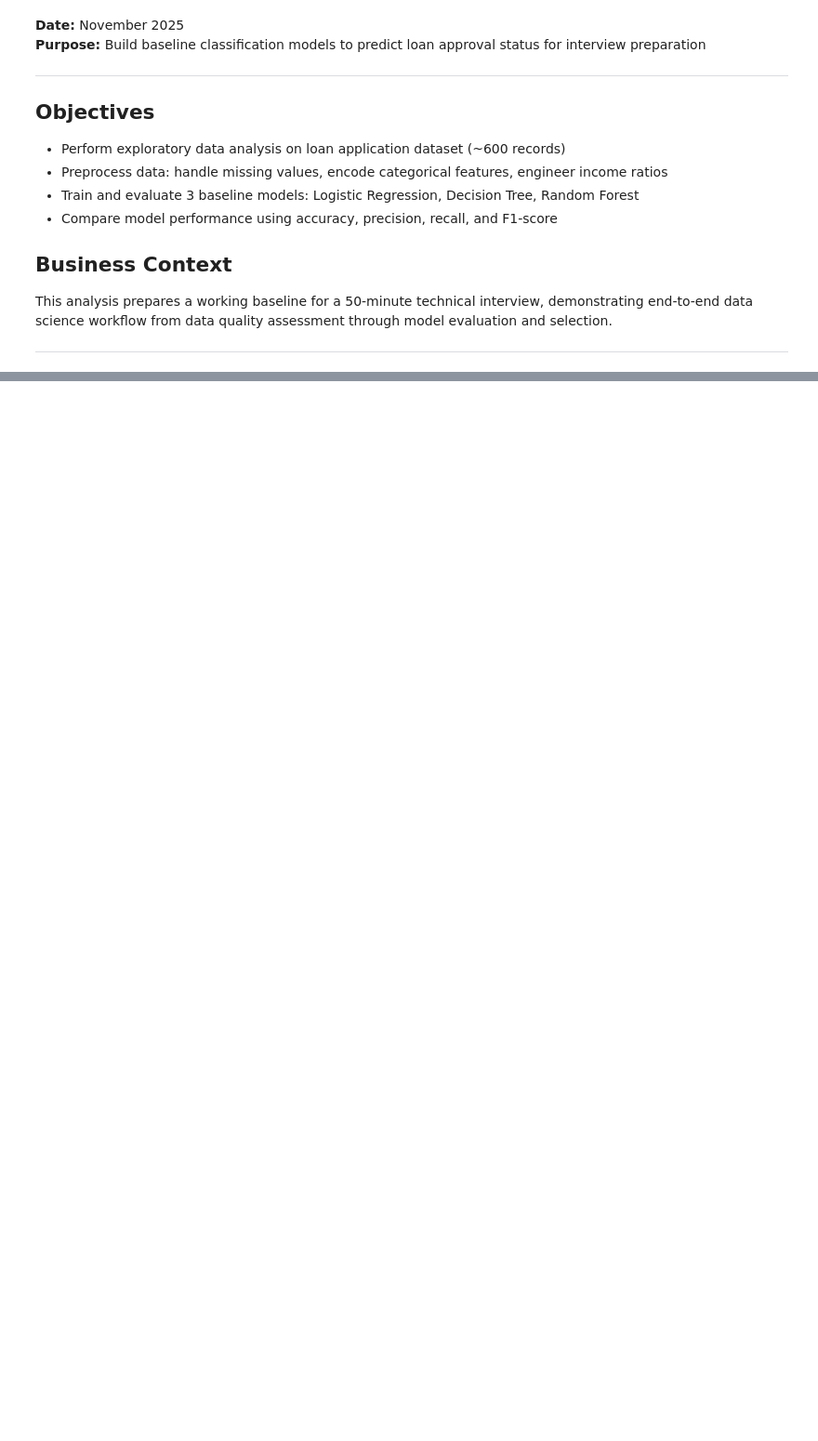
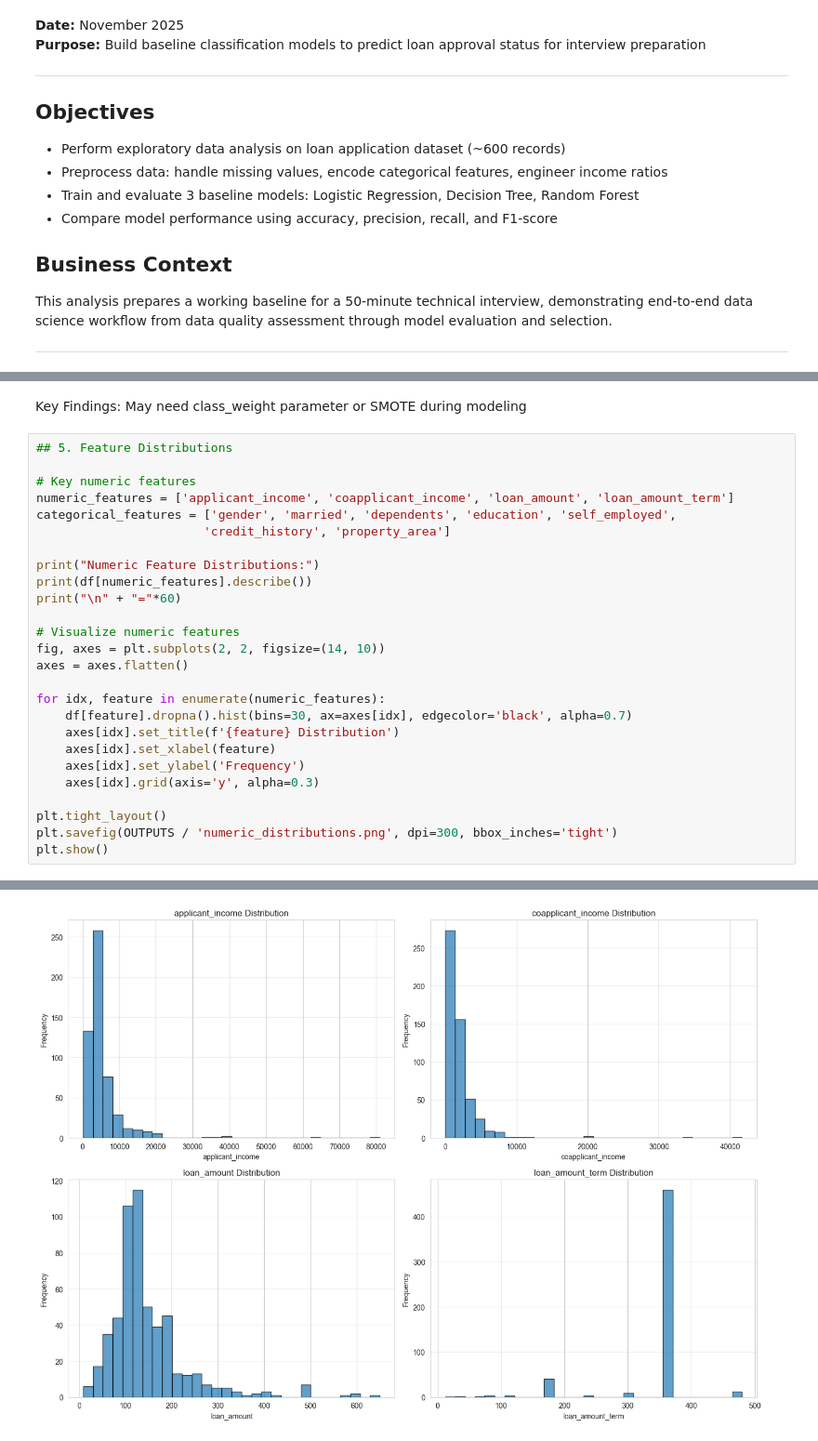
Before and after one commit to albertodiazdurana/loan-approval-prediction, a Jupyter notebook: notebooks/w01_d01_EDA_baseline_models.ipynb, the cells around one changed output, grey strips where cells are left out. Shown: that part at 93% size. Cells and saved outputs as stored; diff of their text form; blank space fills up the shorter version.

```diff
--- a/notebooks/w01_d01_EDA_baseline_models.ipynb
+++ b/notebooks/w01_d01_EDA_baseline_models.ipynb
@@ -71,0 +229,30 @@ Output directory: d:\data-science\outputs\figures\eda
+# %% [markdown]
+Key Findings:
+May need class_weight parameter or SMOTE during modeling
+# %%
+## 5. Feature Distributions
+
+# Key numeric features
+numeric_features = ['applicant_income', 'coapplicant_income', 'loan_amount', 'loan_amount_term']
+categorical_features = ['gender', 'married', 'dependents', 'education', 'self_employed',
+                       'credit_history', 'property_area']
+
+print("Numeric Feature Distributions:")
+print(df[numeric_features].describe())
+print("\n" + "="*60)
+
+# Visualize numeric features
+fig, axes = plt.subplots(2, 2, figsize=(14, 10))
+axes = axes.flatten()
+
+for idx, feature in enumerate(numeric_features):
+    df[feature].dropna().hist(bins=30, ax=axes[idx], edgecolor='black', alpha=0.7)
+    axes[idx].set_title(f'{feature} Distribution')
+    axes[idx].set_xlabel(feature)
+    axes[idx].set_ylabel('Frequency')
+    axes[idx].grid(axis='y', alpha=0.3)
+
+plt.tight_layout()
+plt.savefig(OUTPUTS / 'numeric_distributions.png', dpi=300, bbox_inches='tight')
+plt.show()
+# %% [output]
@@ -71,0 +271 @@ Output directory: d:\data-science\outputs\figures\eda
+[figure, added]
```
Also changed, not shown: parts of 56 cells of this notebook, 7 other files.
